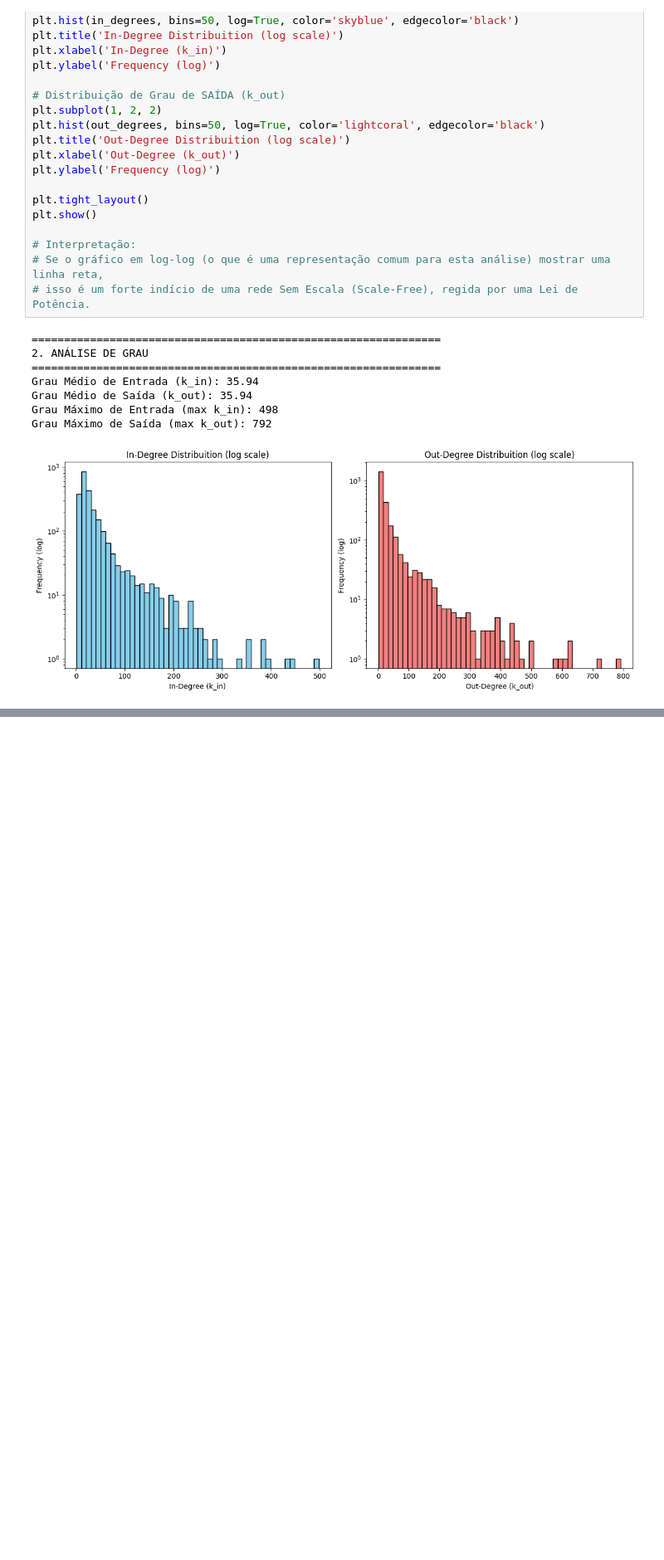
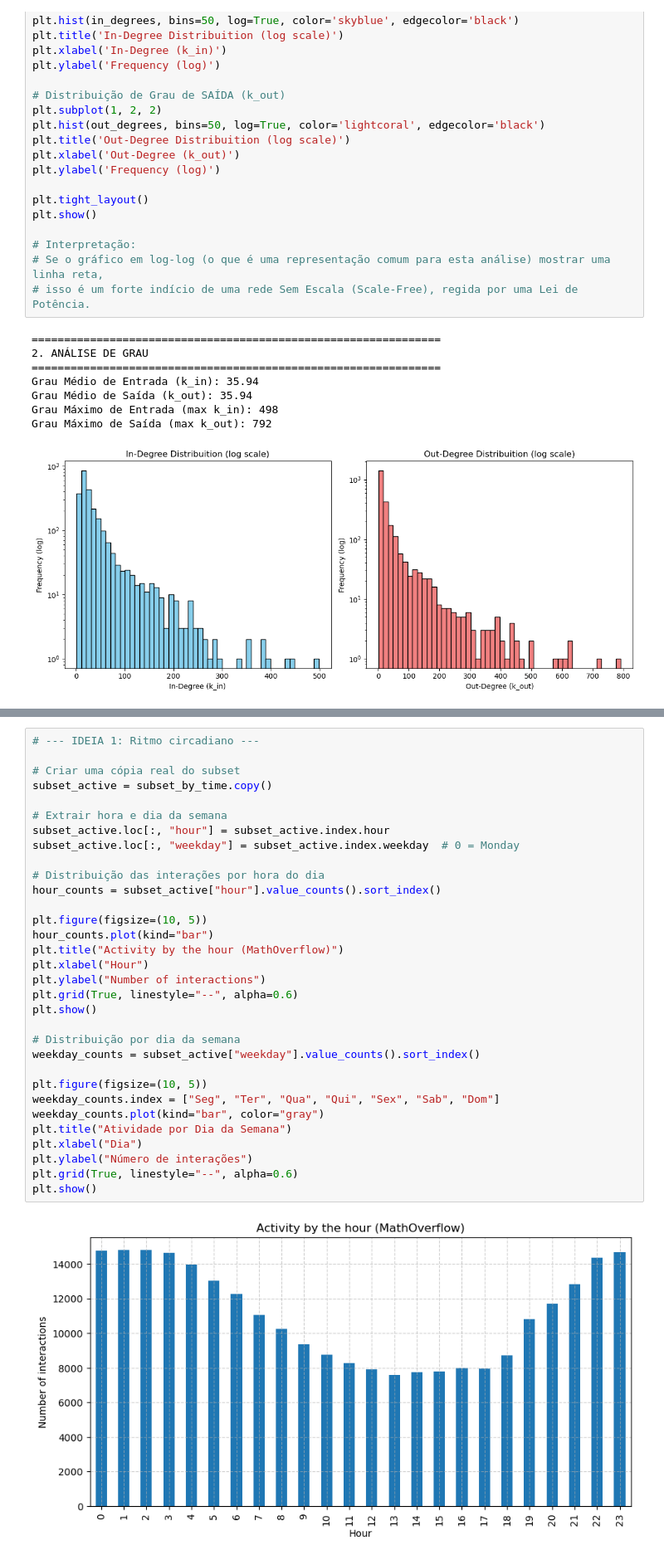
Before and after one commit to jotanmiguel/ProjetoADC-Grupo12, a Jupyter notebook: src/MathOverflow_CompleteAnalysis.ipynb, the cells around one changed output, grey strips where cells are left out. Shown at 83% size. Cells and saved outputs as stored; diff of their text form; blank space fills up the shorter version.

```diff
--- a/src/MathOverflow_CompleteAnalysis.ipynb
+++ b/src/MathOverflow_CompleteAnalysis.ipynb
@@ -356,0 +396,34 @@ Tamanho da Segunda Maior Comunidade: 632 nós
+# %%
+# --- IDEIA 1: Ritmo circadiano ---
+
+# Criar uma cópia real do subset
+subset_active = subset_by_time.copy()
+
+# Extrair hora e dia da semana
+subset_active.loc[:, "hour"] = subset_active.index.hour
+subset_active.loc[:, "weekday"] = subset_active.index.weekday  # 0 = Monday
+
+# Distribuição das interações por hora do dia
+hour_counts = subset_active["hour"].value_counts().sort_index()
+
+plt.figure(figsize=(10, 5))
+hour_counts.plot(kind="bar")
+plt.title("Activity by the hour (MathOverflow)")
+plt.xlabel("Hour")
+plt.ylabel("Number of interactions")
+plt.grid(True, linestyle="--", alpha=0.6)
+plt.show()
+
+# Distribuição por dia da semana
+weekday_counts = subset_active["weekday"].value_counts().sort_index()
+
+plt.figure(figsize=(10, 5))
+weekday_counts.index = ["Seg", "Ter", "Qua", "Qui", "Sex", "Sab", "Dom"]
+weekday_counts.plot(kind="bar", color="gray")
+plt.title("Atividade por Dia da Semana")
+plt.xlabel("Dia")
+plt.ylabel("Número de interações")
+plt.grid(True, linestyle="--", alpha=0.6)
+plt.show()
+# %% [output]
+[figure, added]
```
Also changed, not shown: parts of 6 cells of this notebook, 1 other file.
